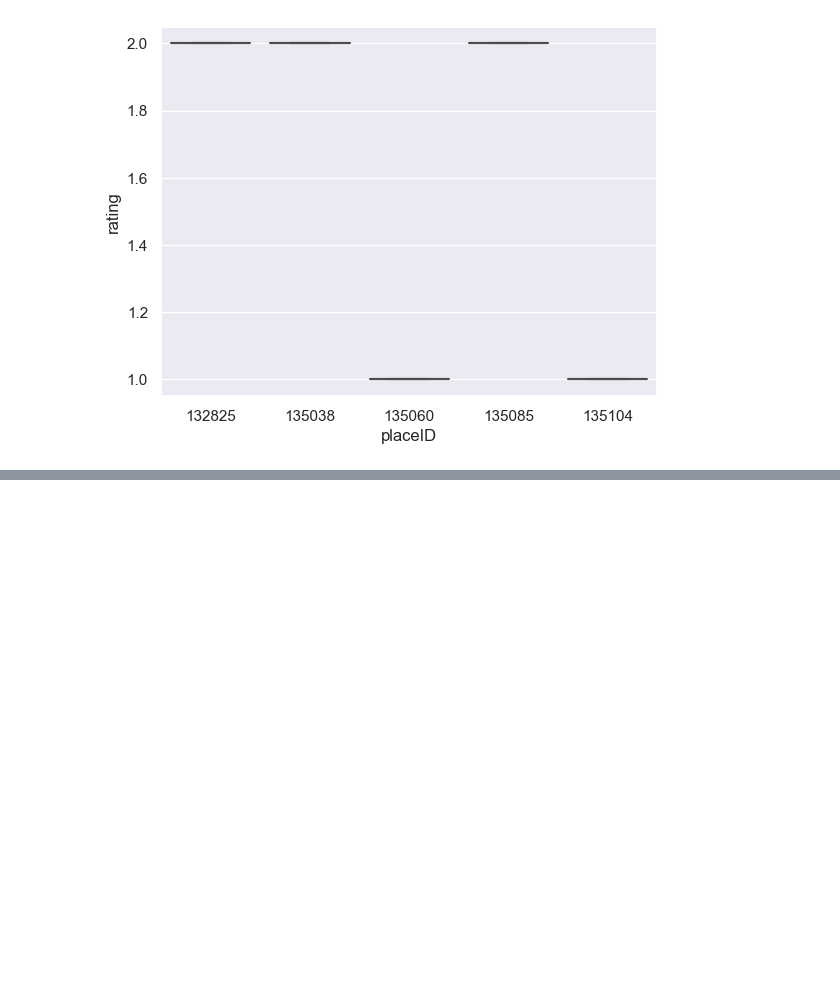
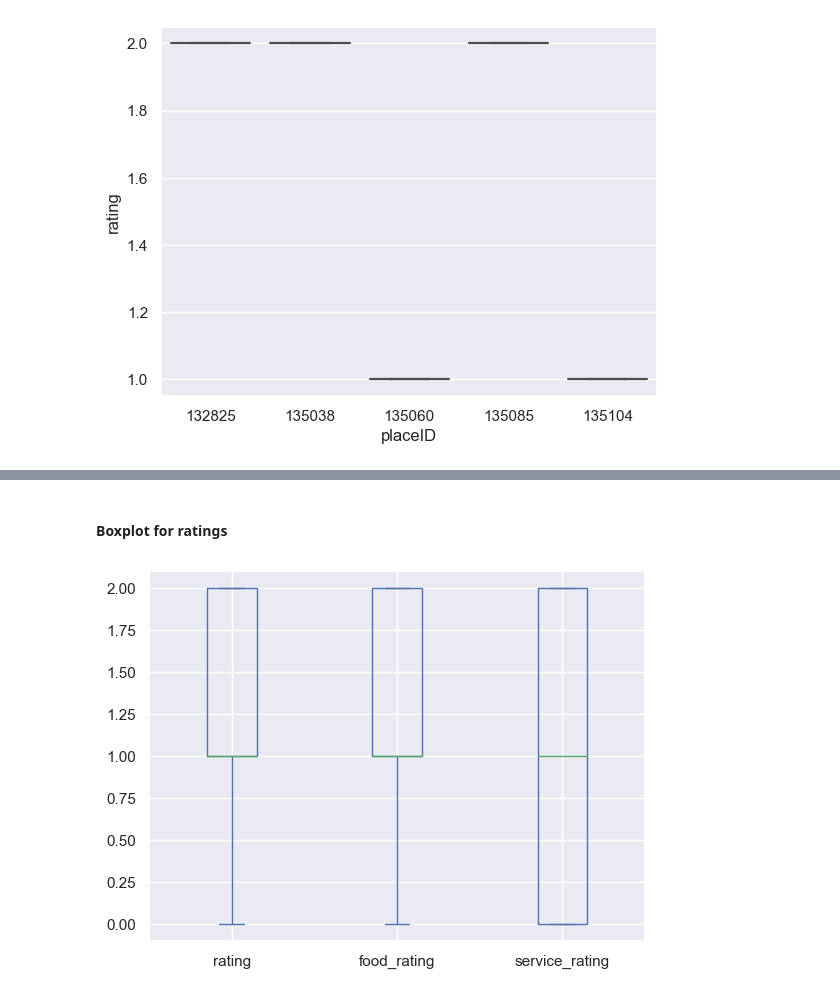
Before and after one commit to dpulivar/Restaurant_Recommendation_System_Group_3_DSML_IST5520, a Jupyter notebook: Milestone2/Restaurant_Reviews_Based_Recommendation_System_Group_3_Milestone2.ipynb, the cells around one changed output, grey strips where cells are left out. Cells and saved outputs as stored; diff of their text form; code cells hidden in the pictures; blank space fills up the shorter version.

```diff
--- a/Milestone2/Restaurant_Reviews_Based_Recommendation_System_Group_3_Milestone2.ipynb
+++ b/Milestone2/Restaurant_Reviews_Based_Recommendation_System_Group_3_Milestone2.ipynb
@@ -1227,0 +1274,7 @@ sns.boxplot(x='placeID',y='rating',data=ratings.head());
+# %% [markdown]
+<h4> Boxplot for ratings </h4>
+# %%
+plot2 = final_data[['rating','food_rating','service_rating']].plot.box()
+plt.xticks(rotation=0);
+# %% [output]
+[figure, added]
```
Also changed, not shown: parts of 19 cells of this notebook.
